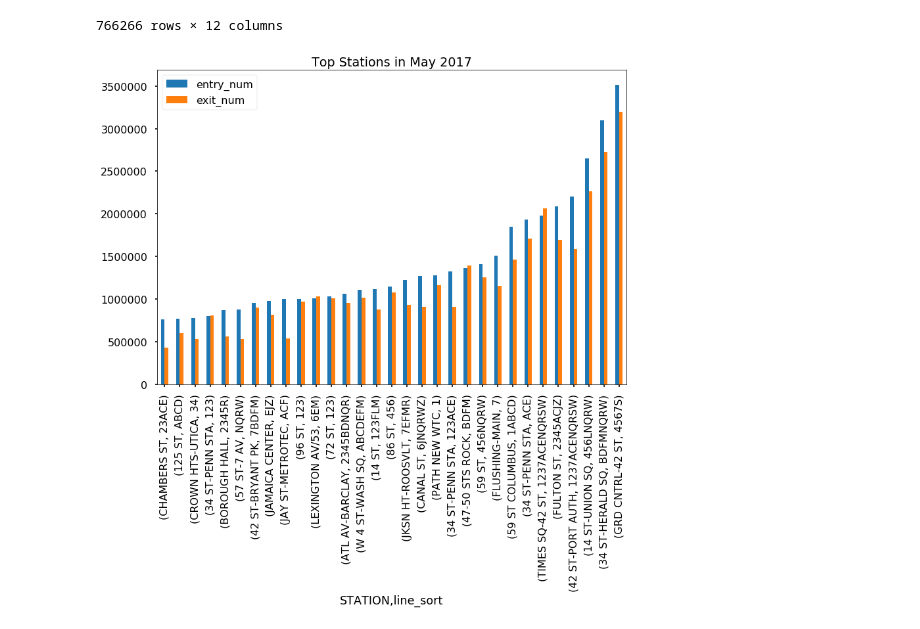
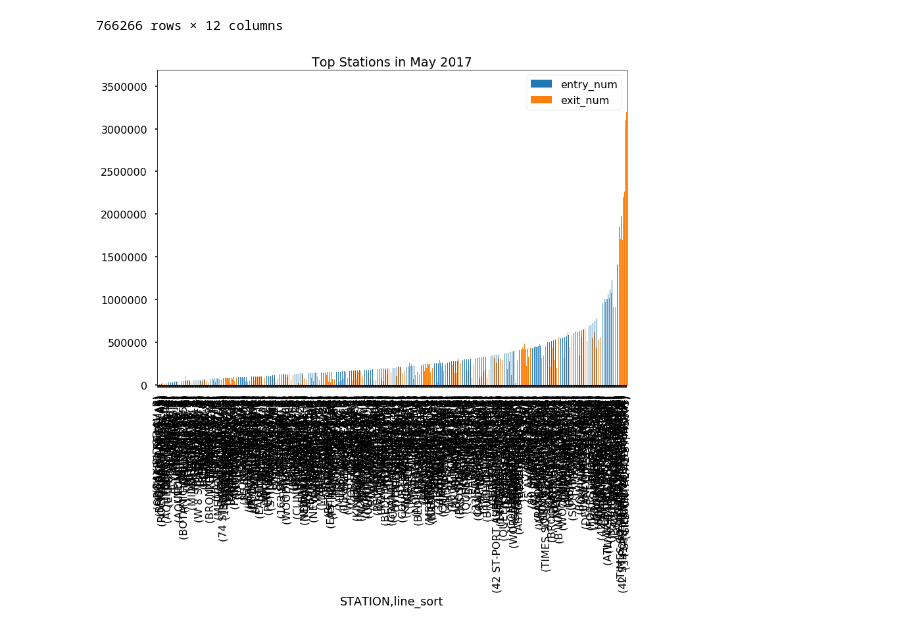
Before and after one commit to adam-ariel/Metis-Project-1----MTA, a Jupyter notebook: project1_wkbk.ipynb, the cells around one changed output. Drawn from its saved outputs; the diff is of its cells as text; code cells hidden in the pictures.

```diff
--- a/project1_wkbk.ipynb
+++ b/project1_wkbk.ipynb
@@ -418,7 +418,6 @@ import matplotlib.style as style
 style.use('seaborn-poster')
 # %%
 graphdf = df.groupby(['STATION','line_sort'])[['entry_num', 'exit_num']].sum().sort_values(by=['entry_num'])
-graphdf_cut = graphdf[graphdf.entry_num > 750000]
-graphdf_cut.plot(kind='bar', title = "Top Stations in May 2017");
+graphdf.plot(kind='bar', title = "Top Stations in May 2017");
 # %% [output]
-[figure, old version]
+[figure, new version]
```
Also changed, not shown: parts of 12 cells of this notebook.
